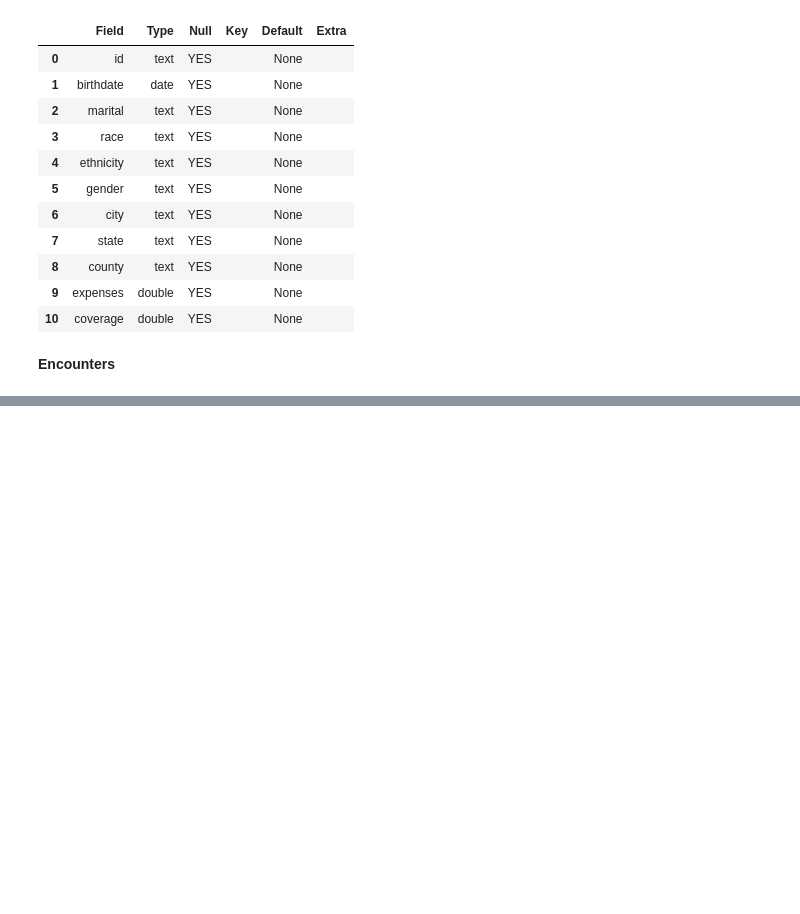
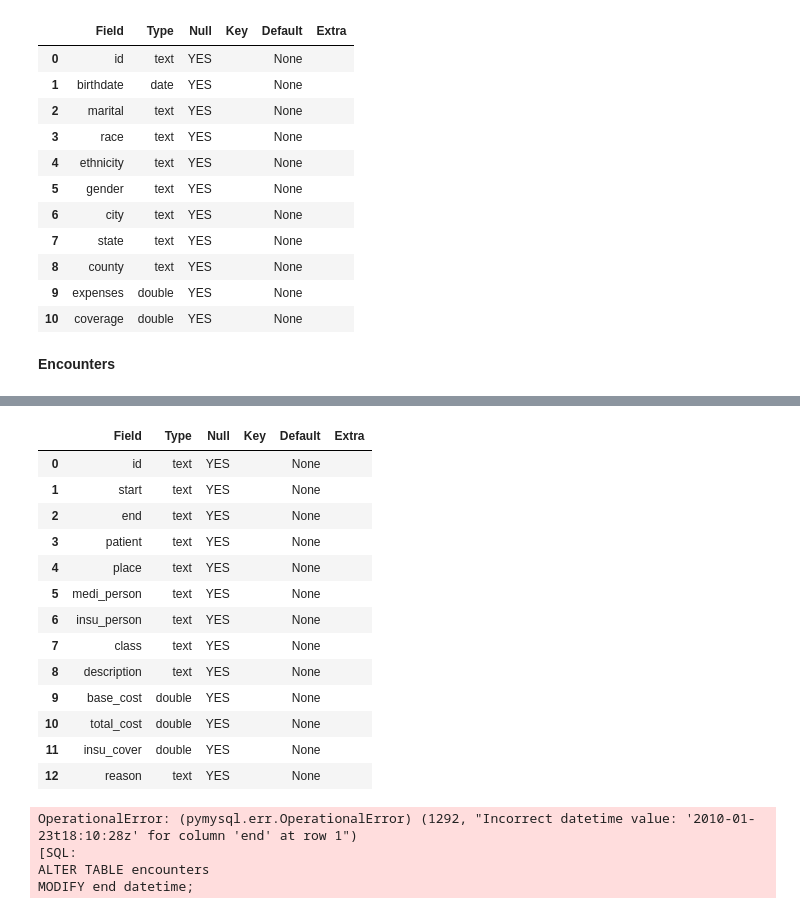
Before and after one commit to IamRaNo/Portfolio-Projects-Repository, a Jupyter notebook: Synthea Datasets/Solutions/data_cleaning.ipynb, the cells around one changed output, grey strips where cells are left out. Saved outputs shown, nothing was run; the diff lists cells and outputs as text; code cells hidden in the pictures; blank space fills up the shorter version.

```diff
--- a/Synthea Datasets/Solutions/data_cleaning.ipynb
+++ b/Synthea Datasets/Solutions/data_cleaning.ipynb
@@ -376,0 +540,17 @@ sql(''' select * from encounters limit 5''')
+# %%
+sql('describe encounters')
+# %% [output]
+|  | Field | Type | Null | Key | Default | Extra |
+| 0 | id | text | YES |  | None |  |
+| 1 | start | text | YES |  | None |  |
+| 2 | end | text | YES |  | None |  |
+| 3 | patient | text | YES |  | None |  |
+| 4 | place | text | YES |  | None |  |
+| 5 | medi_person | text | YES |  | None |  |
+| 6 | insu_person | text | YES |  | None |  |
+| 7 | class | text | YES |  | None |  |
+| 8 | description | text | YES |  | None |  |
+| 9 | base_cost | double | YES |  | None |  |
+| 10 | total_cost | double | YES |  | None |  |
+| 11 | insu_cover | double | YES |  | None |  |
+| 12 | reason | text | YES |  | None |  |
@@ -376,0 +576,13 @@ sql(''' select * from encounters limit 5''')
+# %%
+query = """
+ALTER TABLE encounters
+MODIFY end datetime;
+"""
+with engine.connect() as conn:
+    conn.execute(text(query))
+    conn.commit()
+# %% [output]
+OperationalError: (pymysql.err.OperationalError) (1292, "Incorrect datetime value: '2010-01-23t18:10:28z' for column 'end' at row 1")
+[SQL:
+ALTER TABLE encounters
+MODIFY end datetime;
```
Also changed, not shown: parts of 17 cells of this notebook, 1 other file.
